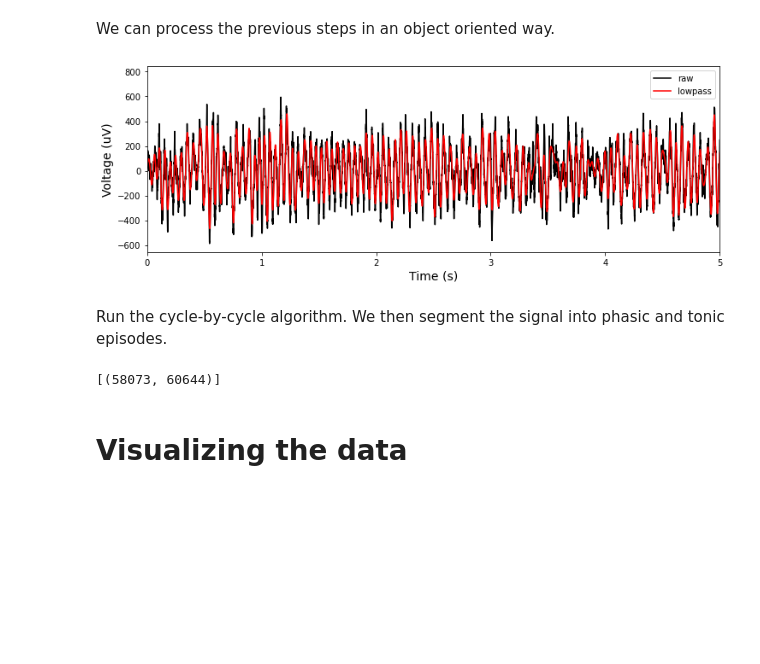
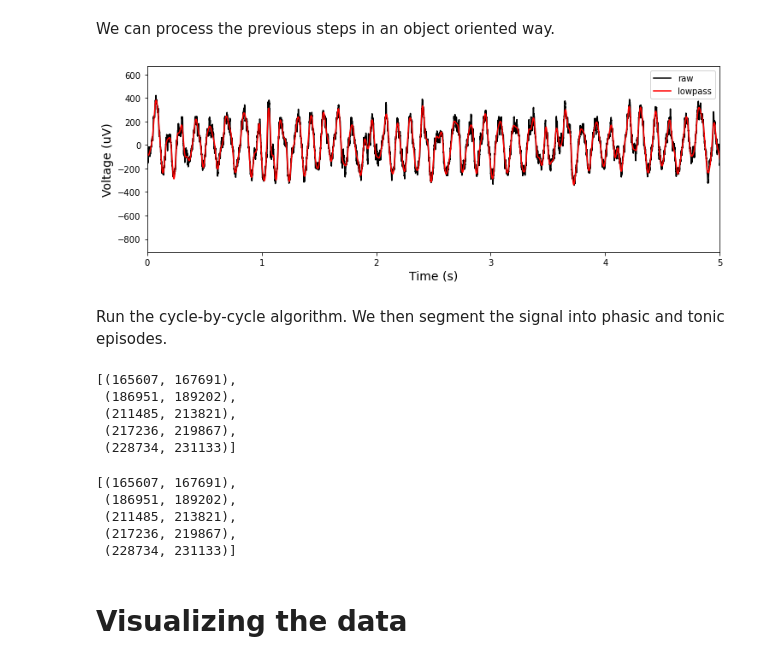
Before and after one commit to 8Nero/phasic_tonic, a Jupyter notebook: notebooks/reports/bycycle_phasic_tonic.ipynb, the cells around one changed output. Saved outputs shown, nothing was run; the diff lists cells and outputs as text; code cells hidden in the pictures; blank space fills up the shorter version.

```diff
--- a/notebooks/reports/bycycle_phasic_tonic.ipynb
+++ b/notebooks/reports/bycycle_phasic_tonic.ipynb
@@ -169,19 +227,23 @@ tonic
 # %% [markdown]
 We can process the previous steps in an object oriented way.
 # %%
-remData = remFolder[4]
+remData = remFolder[13]
 arrays = remData["data"]
 metadata = remData["metadata"]
 
-theta = NeuralSignal(arrays[0], fs)
+theta = NeuralSignal(arrays[3], fs)
 theta.filter("lowpass", f_range=f_lowpass, n_seconds=lowpass_length)
 theta.plot(xlim=(0,5), figsize=(12,4))
 # %% [output]
-[figure, old version]
+[figure, new version]
 # %% [markdown]
 Run the cycle-by-cycle algorithm. We then segment the signal into phasic and tonic episodes.
 # %%
 theta.segment(f_range=f_theta, threshold_episode=threshold_episode, threshold_bycycle=threshold_bycycle)
 theta.phasic
 # %% [output]
-[(58073, 60644)]
+[(165607, 167691),
+ (186951, 189202),
+ (211485, 213821),
+ (217236, 219867),
+ (228734, 231133)]
@@ -188,3 +252,11 @@ theta.phasic
+# %%
+theta.phasic
+# %% [output]
+[(165607, 167691),
+ (186951, 189202),
+ (211485, 213821),
+ (217236, 219867),
+ (228734, 231133)]
 # %% [markdown]
 # Visualizing the data
 # %%
```
Also changed, not shown: parts of 12 cells of this notebook, 3 other files.
